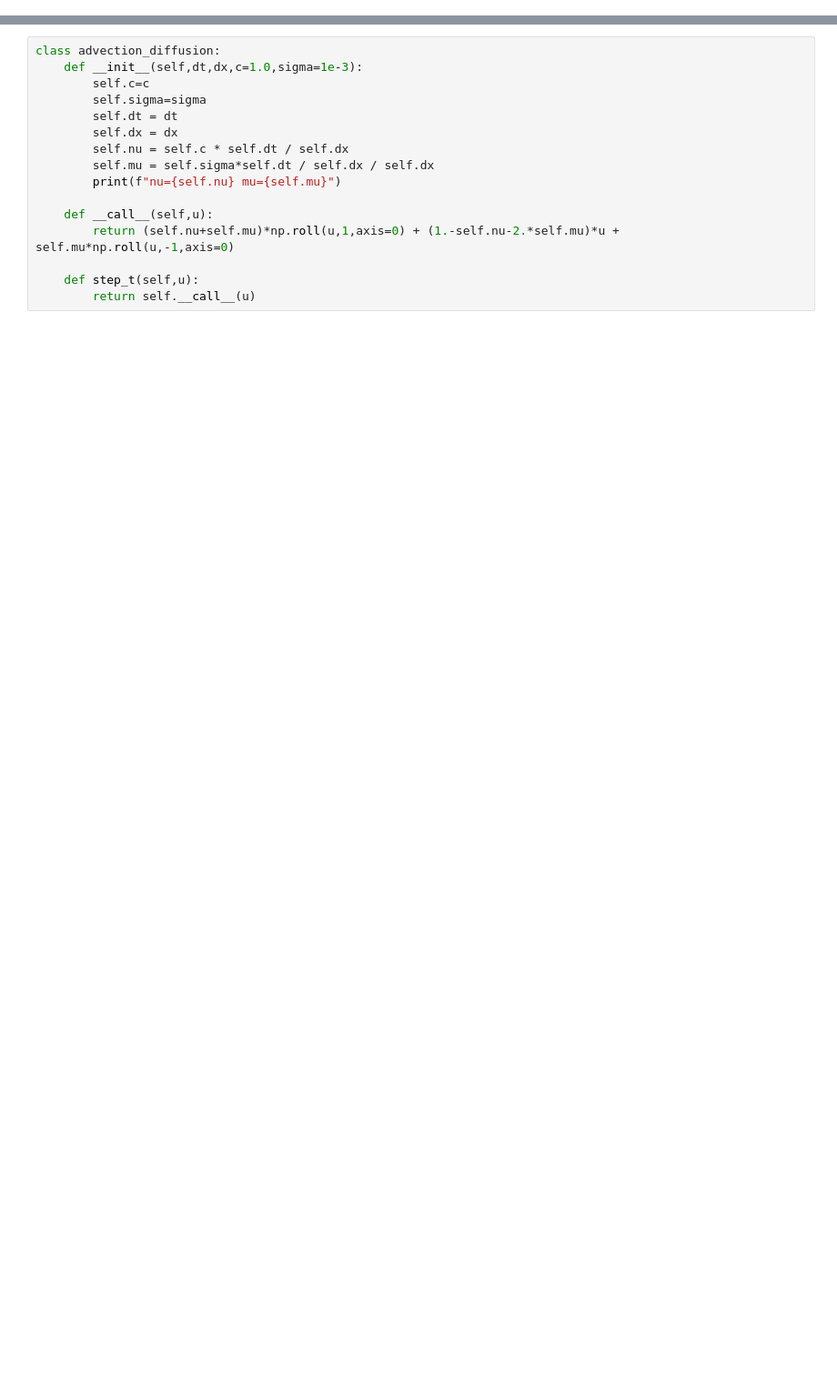
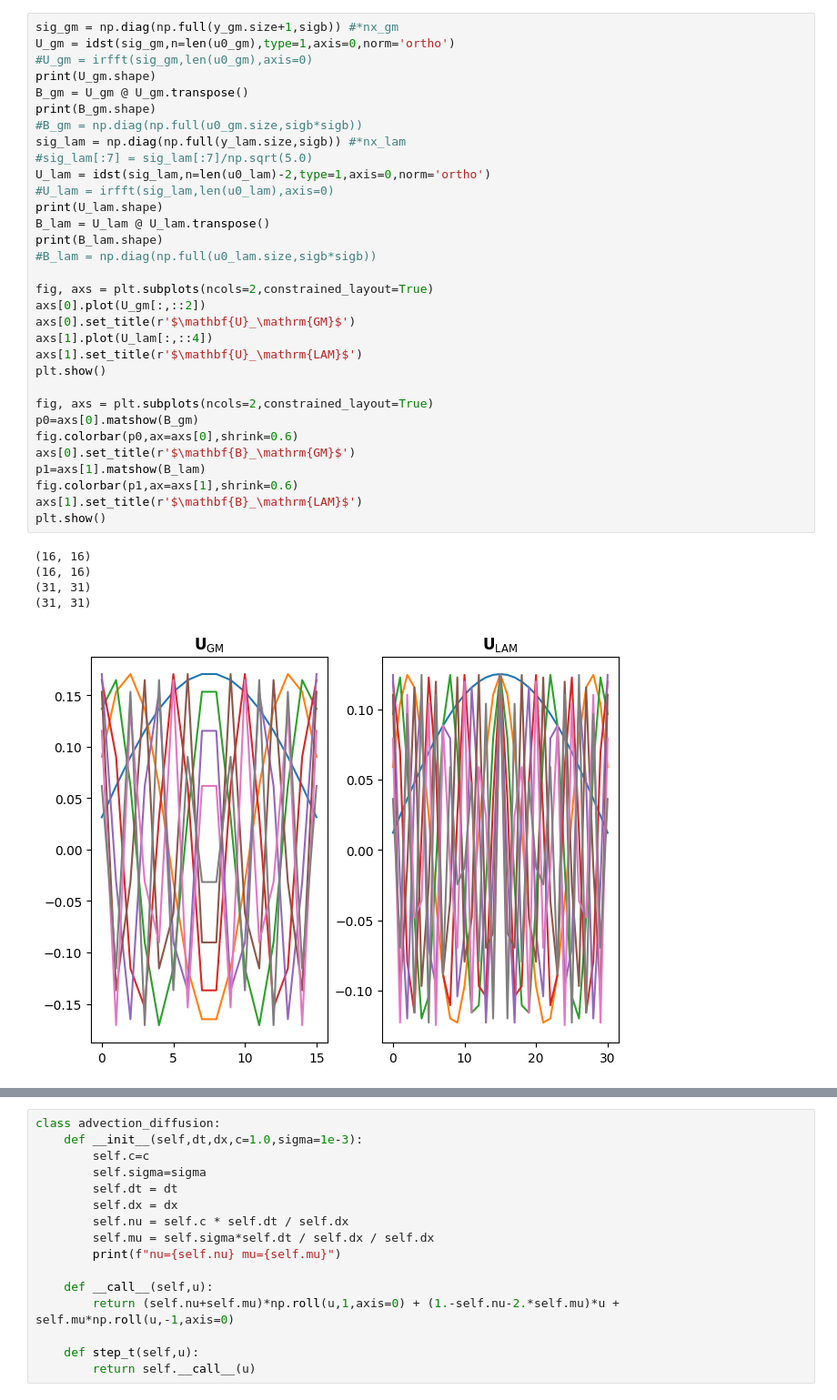
Before and after one commit to s-nakashita/pydpac, a Jupyter notebook: Baxter2011.ipynb, the cells around one changed output, grey strips where cells are left out. Shown at 91% size. Drawn from its saved outputs; the diff is of its cells as text; blank space fills up the shorter version.

```diff
--- a/Baxter2011.ipynb
+++ b/Baxter2011.ipynb
@@ -4,0 +104,38 @@ from scipy.fft import dst, idst, rfft, irfft
+# %%
+sig_gm = np.diag(np.full(y_gm.size+1,sigb)) #*nx_gm
+U_gm = idst(sig_gm,n=len(u0_gm),type=1,axis=0,norm='ortho')
+#U_gm = irfft(sig_gm,len(u0_gm),axis=0)
+print(U_gm.shape)
+B_gm = U_gm @ U_gm.transpose()
+print(B_gm.shape)
+#B_gm = np.diag(np.full(u0_gm.size,sigb*sigb))
+sig_lam = np.diag(np.full(y_lam.size,sigb)) #*nx_lam
+#sig_lam[:7] = sig_lam[:7]/np.sqrt(5.0)
+U_lam = idst(sig_lam,n=len(u0_lam)-2,type=1,axis=0,norm='ortho')
+#U_lam = irfft(sig_lam,len(u0_lam),axis=0)
+print(U_lam.shape)
+B_lam = U_lam @ U_lam.transpose()
+print(B_lam.shape)
+#B_lam = np.diag(np.full(u0_lam.size,sigb*sigb))
+
+fig, axs = plt.subplots(ncols=2,constrained_layout=True)
+axs[0].plot(U_gm[:,::2])
+axs[0].set_title(r'$\mathbf{U}_\mathrm{GM}$')
+axs[1].plot(U_lam[:,::4])
+axs[1].set_title(r'$\mathbf{U}_\mathrm{LAM}$')
+plt.show()
+
+fig, axs = plt.subplots(ncols=2,constrained_layout=True)
+p0=axs[0].matshow(B_gm)
+fig.colorbar(p0,ax=axs[0],shrink=0.6)
+axs[0].set_title(r'$\mathbf{B}_\mathrm{GM}$')
+p1=axs[1].matshow(B_lam)
+fig.colorbar(p1,ax=axs[1],shrink=0.6)
+axs[1].set_title(r'$\mathbf{B}_\mathrm{LAM}$')
+plt.show()
+# %% [output]
+(16, 16)
+(16, 16)
+(31, 31)
+(31, 31)
+[figure, added]
```
Also changed, not shown: parts of 24 cells of this notebook, 4 other files.
